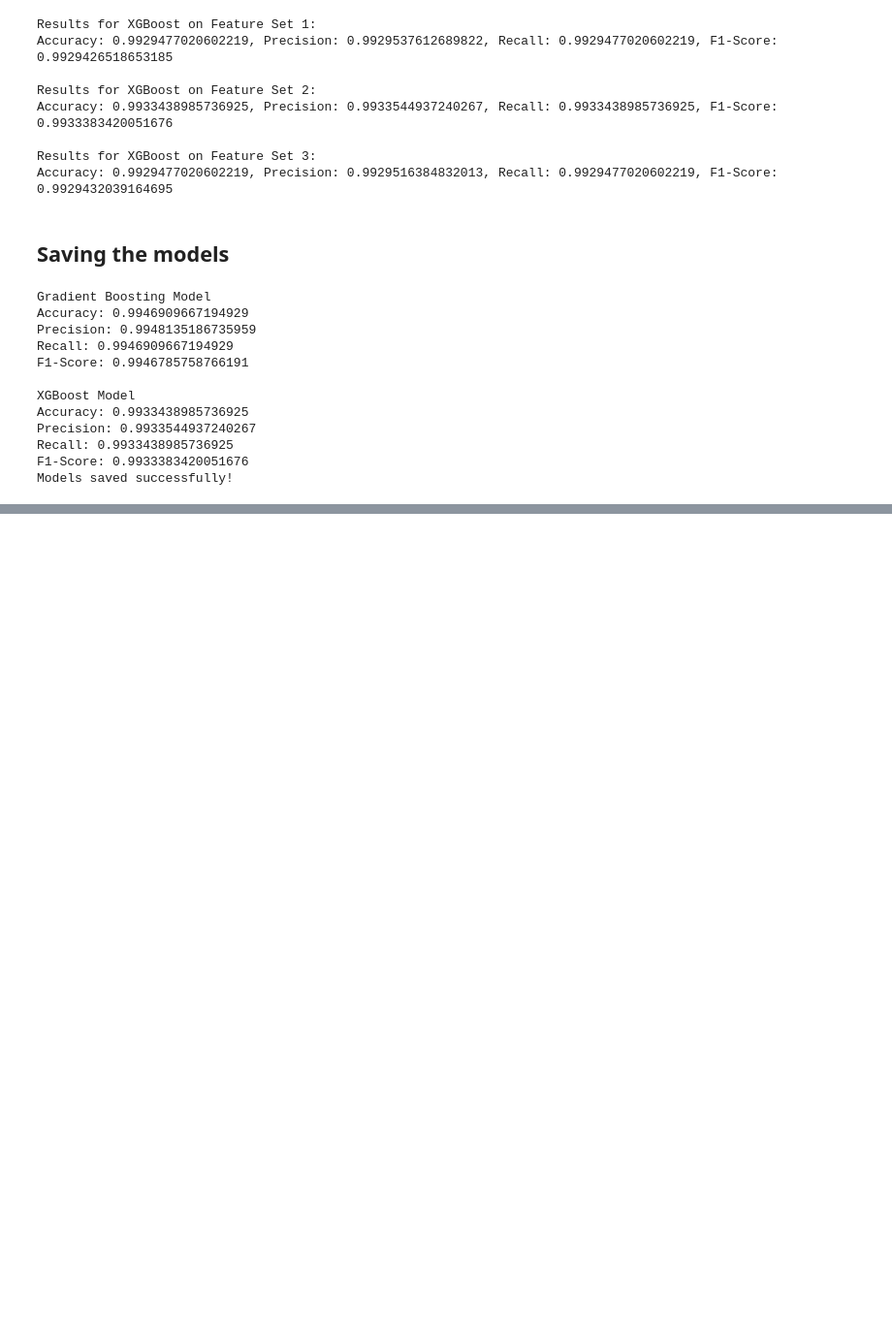
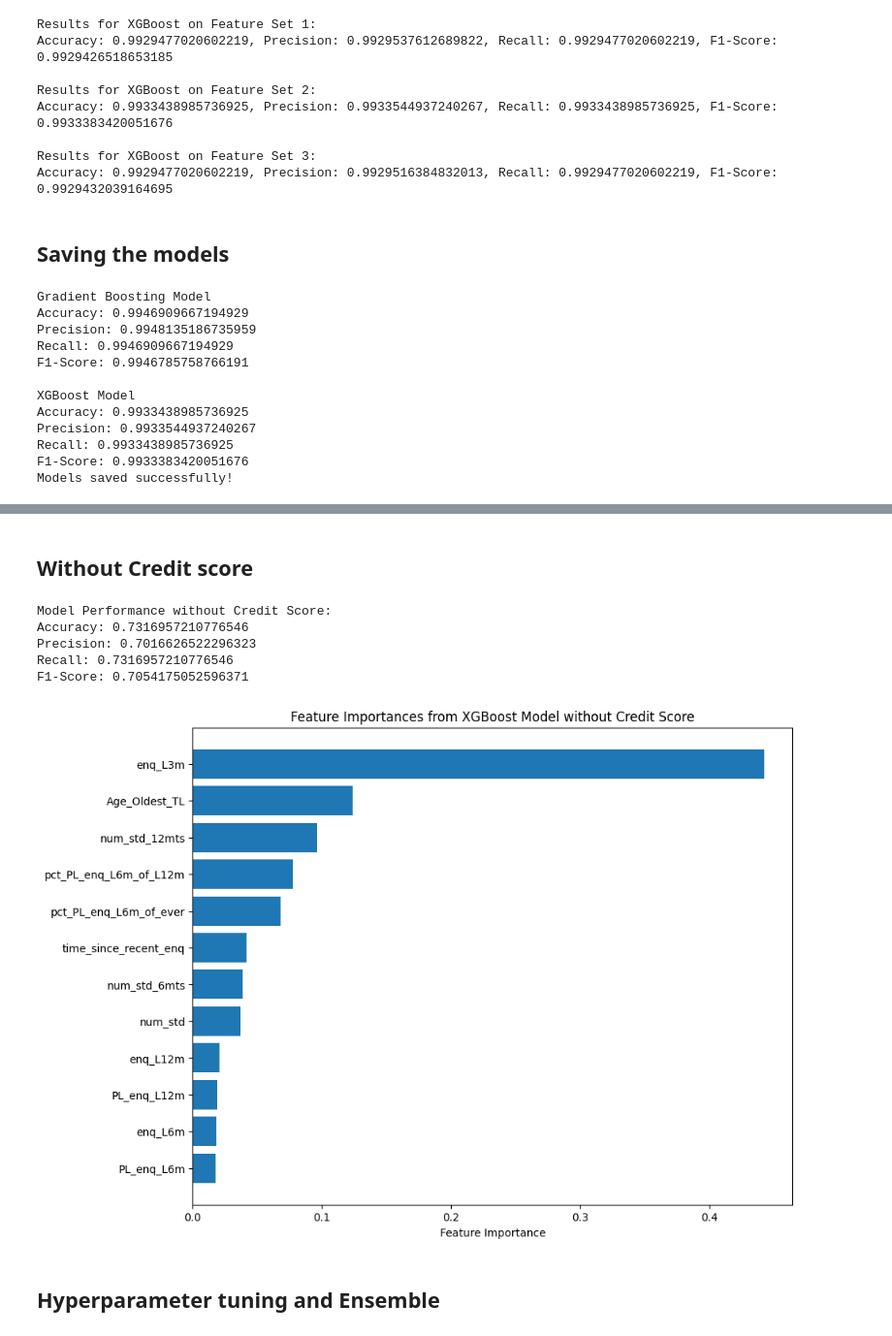
Before and after one commit to dev02chandan/Credit-Risk-Modelling, a Jupyter notebook: research2.ipynb, the cells around one changed output, grey strips where cells are left out. Shown at 97% size. Cells and saved outputs as stored; diff of their text form; code cells hidden in the pictures; blank space fills up the shorter version.

```diff
--- a/research2.ipynb
+++ b/research2.ipynb
@@ -601,0 +634,72 @@ Models saved successfully!
+# %% [markdown]
+## Without Credit score
+# %%
+import xgboost as xgb
+from sklearn.model_selection import train_test_split
+from sklearn.preprocessing import StandardScaler
+from sklearn.metrics import accuracy_score, precision_score, recall_score, f1_score
+import matplotlib.pyplot as plt
+import pandas as pd
+
+# Define features without Credit_Score
+features_without_credit_score = [
+    'Age_Oldest_TL', 'enq_L3m', 'enq_L6m', 'time_since_recent_enq',
+    'num_std_12mts', 'num_std', 'num_std_6mts', 'enq_L12m',
+    'pct_PL_enq_L6m_of_ever', 'pct_PL_enq_L6m_of_L12m',
+    'PL_enq_L6m', 'PL_enq_L12m'
+]
+
+# Prepare the dataset without Credit_Score
+X_set_no_credit = df[features_without_credit_score]
+y_adjusted = df['Approved_Flag'] - 1
+
+# Split the data into training and testing sets
+X_train, X_test, y_train, y_test = train_test_split(X_set_no_credit, y_adjusted, test_size=0.3, random_state=42)
+
+# Scaling the features
+scaler = StandardScaler()
+X_train = scaler.fit_transform(X_train)
+X_test = scaler.transform(X_test)
+
+# Train XGBoost model without Credit_Score
+xgb_model_no_credit = xgb.XGBClassifier()
+xgb_model_no_credit.fit(X_train, y_train)
+
+# Evaluate the model
+y_pred = xgb_model_no_credit.predict(X_test)
+accuracy = accuracy_score(y_test, y_pred)
+precision = precision_score(y_test, y_pred, average='weighted', zero_division=0)
+recall = recall_score(y_test, y_pred, average='weighted', zero_division=0)
+f1 = f1_score(y_test, y_pred, average='weighted', zero_division=0)
+
+print("Model Performance without Credit Score:")
+print(f"Accuracy: {accuracy}")
+print(f"Precision: {precision}")
+print(f"Recall: {recall}")
+print(f"F1-Score: {f1}")
+
+# Get feature importances
+feature_importances = xgb_model_no_credit.feature_importances_
+
+# Create a DataFrame for visualization
+importance_df = pd.DataFrame({
+    'Feature': features_without_credit_score,
+    'Importance': feature_importances
+}).sort_values(by='Importance', ascending=False)
+
+# Plot feature importances
+plt.figure(figsize=(10, 8))
+plt.barh(importance_df['Feature'], importance_df['Importance'])
+plt.xlabel('Feature Importance')
+plt.title('Feature Importances from XGBoost Model without Credit Score')
+plt.gca().invert_yaxis()
+plt.show()
+# %% [output]
+Model Performance without Credit Score:
+Accuracy: 0.7316957210776546
+Precision: 0.7016626522296323
+Recall: 0.7316957210776546
+F1-Score: 0.7054175052596371
+[figure, added]
+# %% [markdown]
+## Hyperparameter tuning and Ensemble
```
Also changed, not shown: parts of 7 cells of this notebook, 2 other files.
